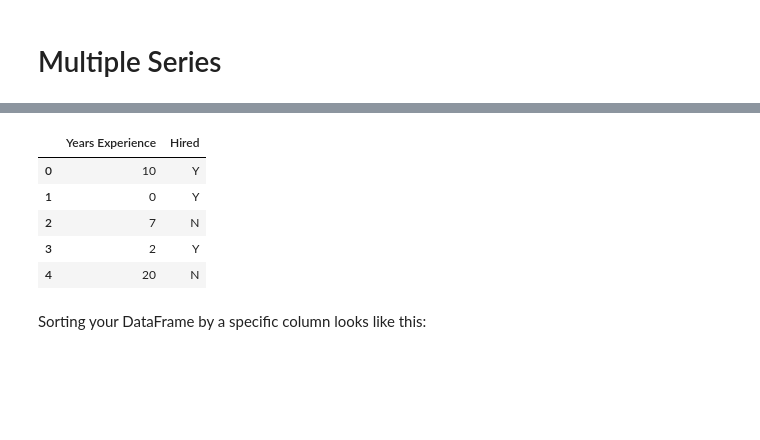
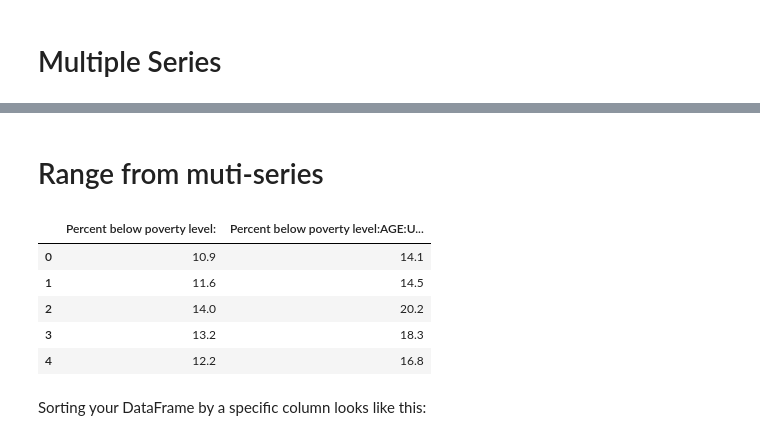
Before and after one commit to imagineLife/data-cleaner, a Jupyter notebook: pandas.ipynb, the cells around one changed output, grey strips where cells are left out. Drawn from its saved outputs; the diff is of its cells as text; code cells hidden in the pictures; blank space fills up the shorter version.

```diff
--- a/pandas.ipynb
+++ b/pandas.ipynb
@@ -168,11 +169,13 @@ You can also extract specific ranges of rows from more than one column, in the w
-# %%
-df[['Years Experience', 'Hired']][:5]
-# %% [output]
-|  | Years Experience | Hired |
-| 0 | 10 | Y |
-| 1 | 0 | Y |
-| 2 | 7 | N |
-| 3 | 2 | Y |
-| 4 | 20 | N |
+# %% [markdown]
+# Range from muti-series
+# %%
+df[['Percent below poverty level:', 'Percent below poverty level:AGE:Under 18 years']][:5]
+# %% [output]
+|  | Percent below poverty level: | Percent below poverty level:AGE:U... |
+| 0 | 10.9 | 14.1 |
+| 1 | 11.6 | 14.5 |
+| 2 | 14.0 | 20.2 |
+| 3 | 13.2 | 18.3 |
+| 4 | 12.2 | 16.8 |
 # %% [markdown]
 Sorting your DataFrame by a specific column looks like this:
```
Also changed, not shown: parts of 4 cells of this notebook.
